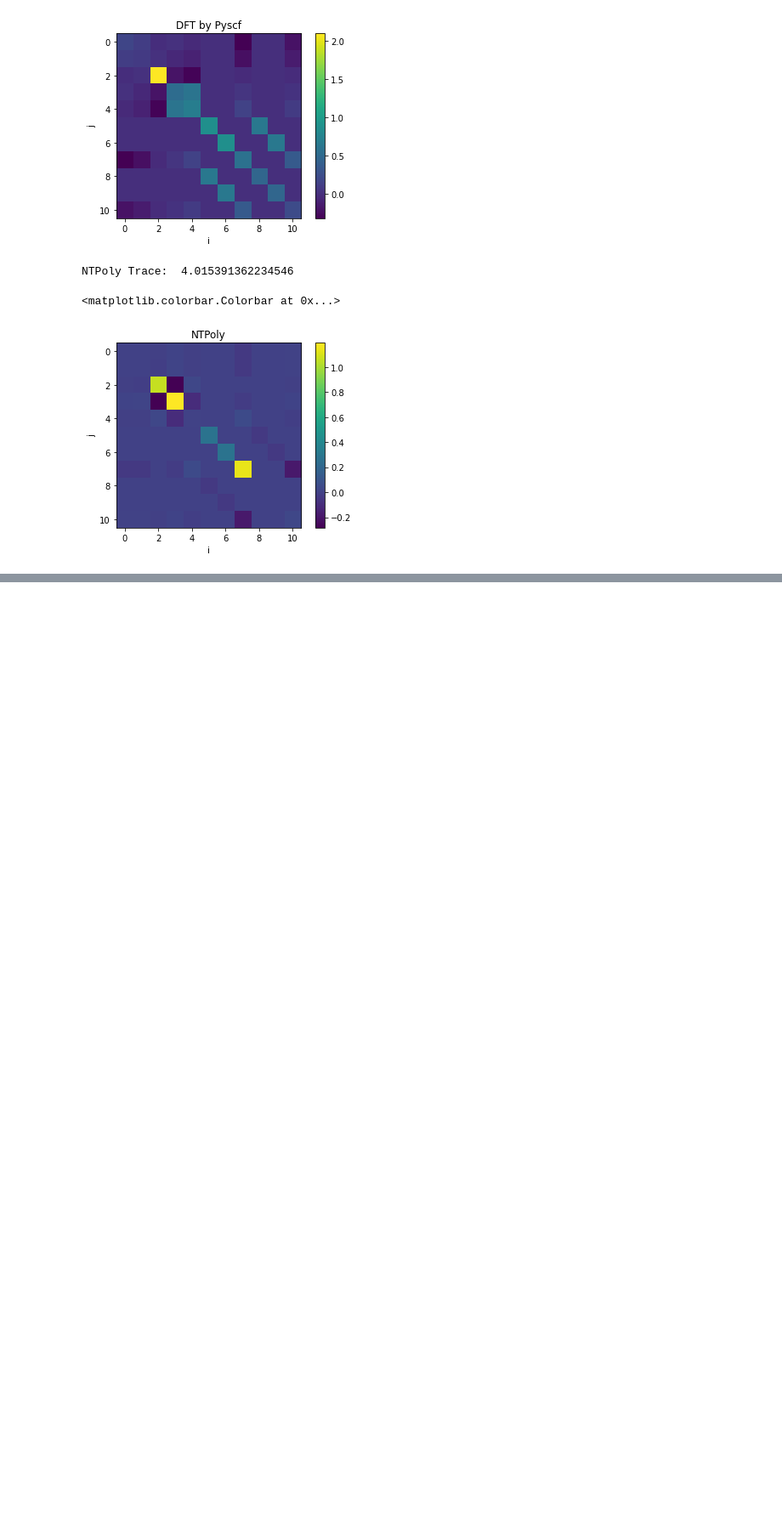
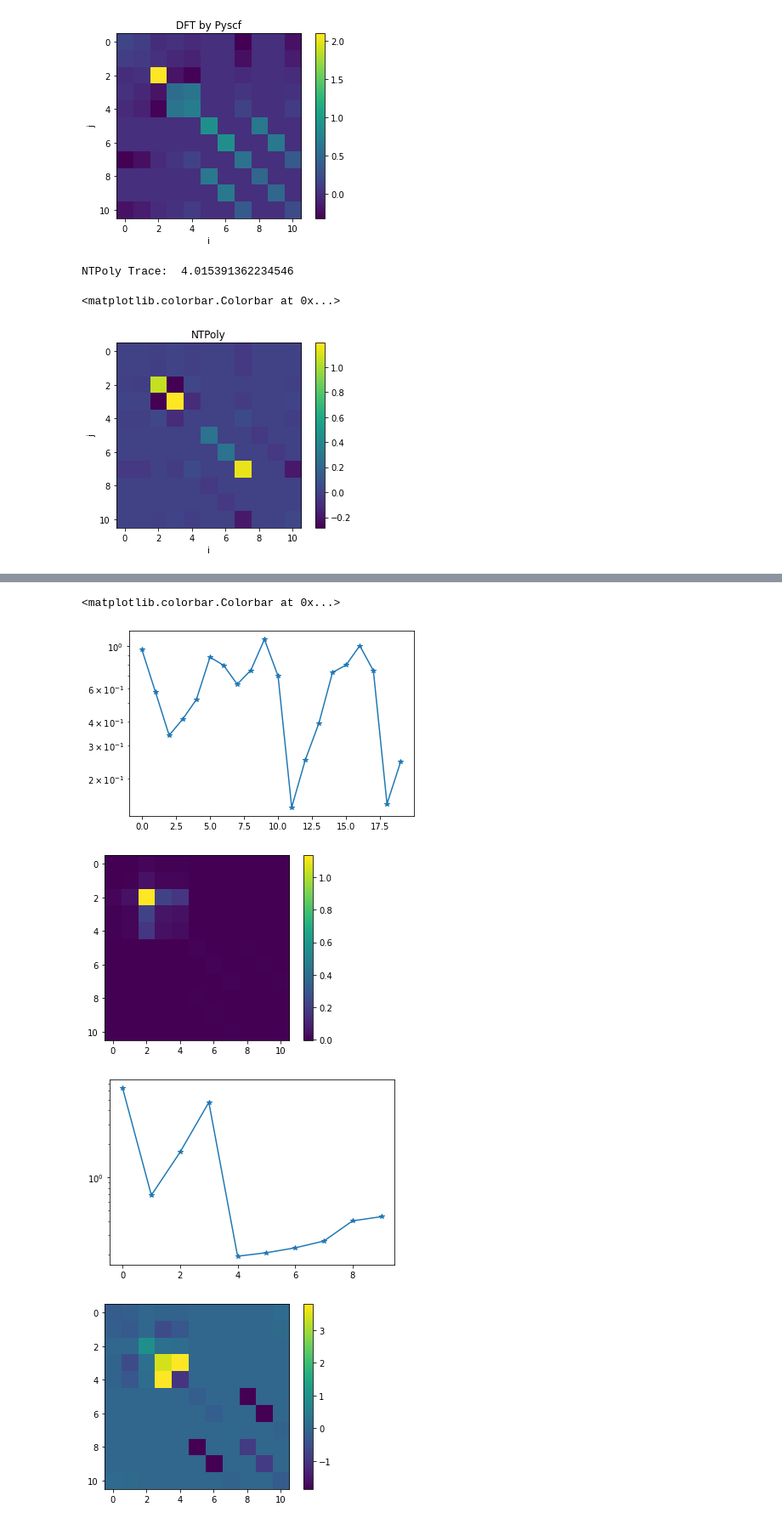
Before and after one commit to jleamer/DMM, a Jupyter notebook: RK4_DMM/non_linear_correction.ipynb, the cells around one changed output, grey strips where cells are left out. Shown: that part at 85% size. Cells and saved outputs as stored; diff of their text form; code cells hidden in the pictures; blank space fills up the shorter version.

```diff
--- a/RK4_DMM/non_linear_correction.ipynb
+++ b/RK4_DMM/non_linear_correction.ipynb
@@ -284,0 +290,39 @@ Text(0.5, 0, 'Iteration #')
+# %%
+func_args = {'h1e':h1e, 'mu': better_mu, 'inv_ovlp': inv_ovlp, 'mf': mf}
+rho = ovlp.copy()/2
+
+norm_diff = []
+for i in range(20):
+    rho_next = gcp.steady_single_step(rho, **func_args)
+    norm_diff.append(linalg.norm(rho_next - rho))
+    rho = rho_next
+    if norm_diff[-1] < 1e-10:
+        break
+plt.figure(1)
+plt.semilogy(norm_diff, '*-')
+
+plt.figure(2)
+plt.imshow(rho.real)
+plt.colorbar()
+
+
+temp, temp_norm = gcp.aitkens(ovlp.copy()/2, 10, gcp.steady_single_step, **func_args)
+'''
+for i in range(2):
+    temp_sq = temp @ inv_ovlp @ temp
+    temp_cu = temp_sq @ inv_ovlp @ temp
+
+    temp = 3*temp_sq - 2*temp_cu
+'''
+plt.figure(3)
+plt.semilogy(temp_norm, '*-')
+
+plt.figure(4)
+plt.imshow(temp.real)
+plt.colorbar()
+# %% [output]
+<matplotlib.colorbar.Colorbar at 0x...>
+[figure, added]
+[figure, added]
+[figure, added]
+[figure, added]
```
Also changed, not shown: parts of 19 cells of this notebook, 17 other files.
